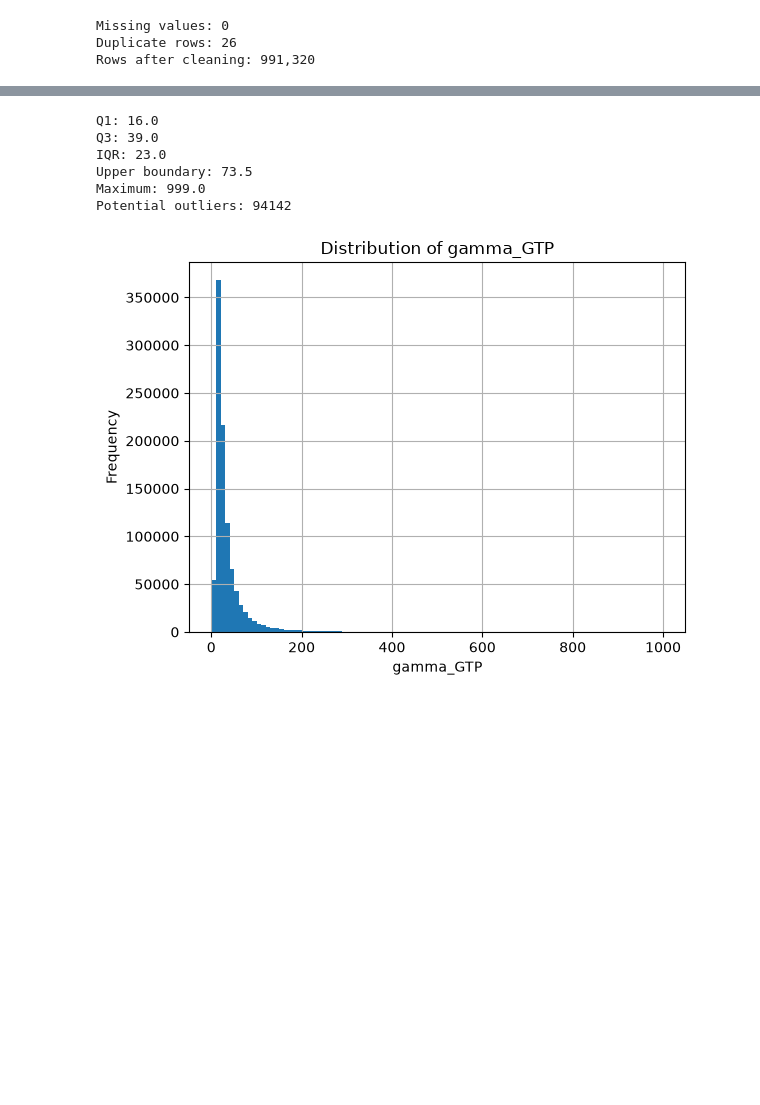
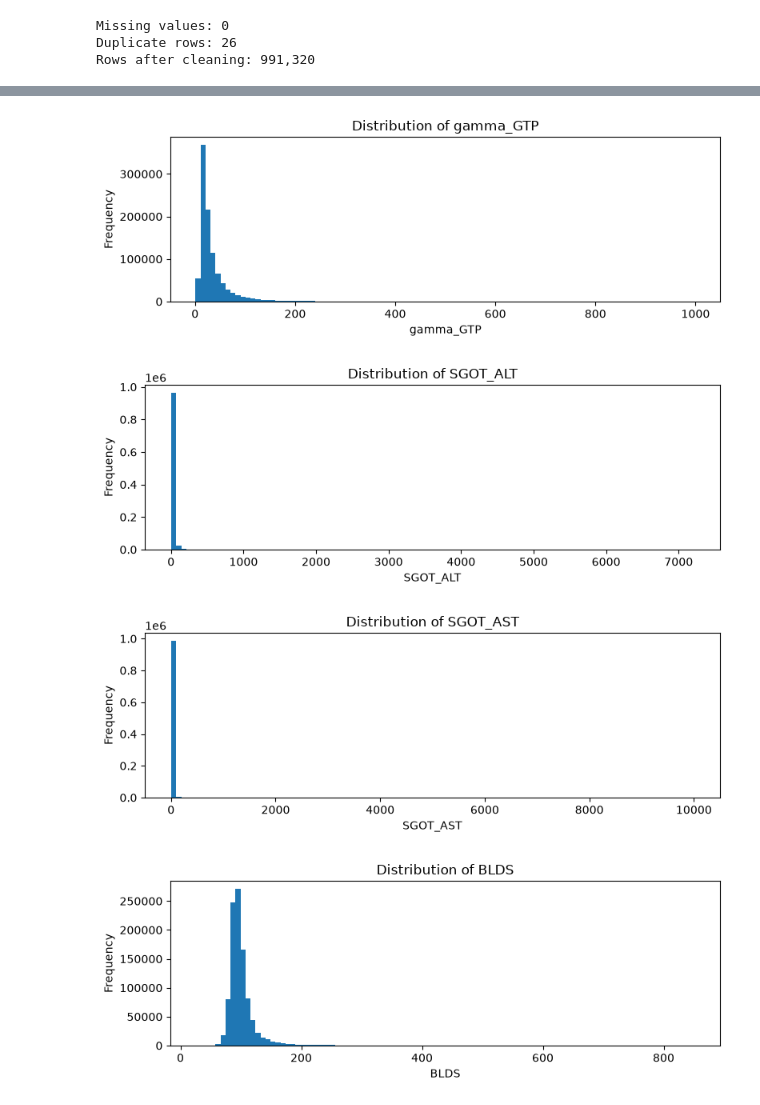
Before and after one commit to mohandtest/assignment-1-IT3212, a Jupyter notebook: src/data-driven.ipynb, the cells around one changed output, grey strips where cells are left out. Drawn from its saved outputs; the diff is of its cells as text; code cells hidden in the pictures; blank space fills up the shorter version.

```diff
--- a/src/data-driven.ipynb
+++ b/src/data-driven.ipynb
@@ -228,9 +393,9 @@ for col in columns:
 # %%
-for col in ["triglyceride", "SGOT_AST", "SGOT_ALT", "gamma_GTP"]:
-    plt.figure(figsize=(8, 2.5))
-    plt.boxplot(df[col], orientation="horizontal")
-    plt.xscale("log")
-    plt.title(f"Outliers in {col} (log scale)")
-    plt.xlabel(col)
-    plt.show()
+worst_features = worst.head(5)["Column"].tolist()
+
+display(
+    df[worst_features]
+    .describe(percentiles=[0.01, 0.25, 0.5, 0.75, 0.95, 0.99])
+    .T
+)
 # %% [output]
@@ -282,29 +421,17 @@ plt.show()
 # %%
-q1 = df["gamma_GTP"].quantile(0.25)
-q3 = df["gamma_GTP"].quantile(0.75)
-iqr = q3 - q1
+for col in worst_features:
+    plt.figure(figsize=(8, 3))
 
-upper = q3 + 1.5 * iqr
+    plt.hist(df[col], bins=100)
 
-print("Q1:", q1)
-print("Q3:", q3)
-print("IQR:", iqr)
-print("Upper boundary:", upper)
-print("Maximum:", df["gamma_GTP"].max())
-print("Potential outliers:", (df["gamma_GTP"] > upper).sum())
+    plt.title(f"Distribution of {col}")
+    plt.xlabel(col)
+    plt.ylabel("Frequency")
 
-df["gamma_GTP"].hist(bins=100)
-plt.title("Distribution of gamma_GTP")
-plt.xlabel("gamma_GTP")
-plt.ylabel("Frequency")
-plt.show()
-
-# We can use log transformation here it seems!
+    plt.tight_layout()
+    plt.show()
 # %% [output]
-Q1: 16.0
-Q3: 39.0
-IQR: 23.0
-Upper boundary: 73.5
-Maximum: 999.0
-Potential outliers: 94142
-[figure, old version]
+[figure, new version]
+[figure, added]
+[figure, added]
+[figure, added]
```
Also changed, not shown: parts of 25 cells of this notebook.
